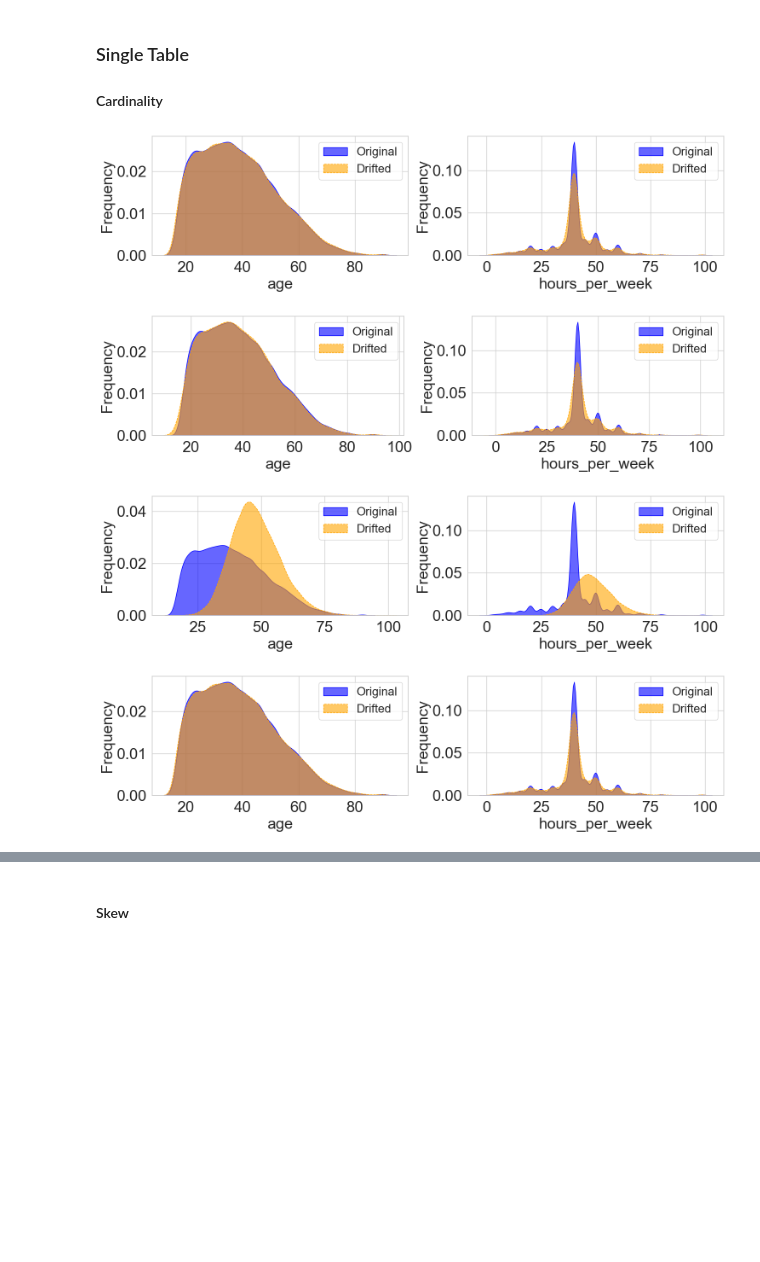
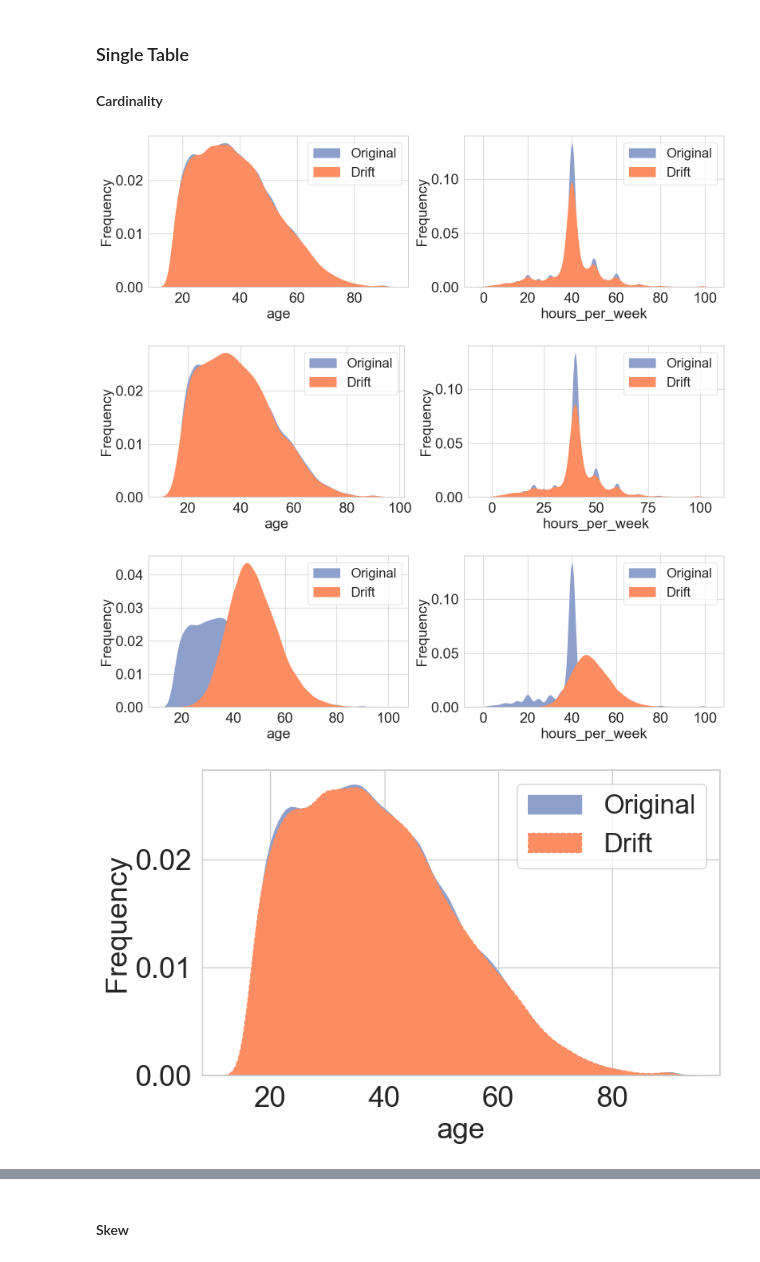
Before and after one commit to Liuguanli/DriftBench, a Jupyter notebook: driftbench/notebooks/plot_data.ipynb, the cells around one changed output, grey strips where cells are left out. Drawn from its saved outputs; the diff is of its cells as text; code cells hidden in the pictures; blank space fills up the shorter version.

Commit message:
add resources and generated images

```diff
--- a/driftbench/notebooks/plot_data.ipynb
+++ b/driftbench/notebooks/plot_data.ipynb
@@ -13,9 +13,11 @@ fields = list(schema["tables"]["sample_rich"].keys())
 overleaf_dir = "/Users/guanlil1/Dropbox/应用/Overleaf/DataWorkloadGen/figures/"
 
 fontsize_title=30
-fontsize_legend=20
+fontsize_legend=24
 fontsize_ticks=26
-is_fig_save = False
+is_fig_save = True
+# %%
+colors = {'g':'#66c2a5', 'o':'#fc8d62', 'b':'#8da0cb'}
 # %% [markdown]
 ### Single Table
 
@@ -36,8 +38,19 @@ def plop_diff(original_file, drifted_file, file_name, columns):
 
     # Create subplots for each column
     num_columns = len(columns)
-    fig, axes = plt.subplots(nrows=(num_columns + 1) // 2, ncols=2, figsize=(15, 4 * ((num_columns + 1) // 2)))
-    axes = axes.flatten()
+    # fig, axes = plt.subplots(nrows=(num_columns + 1) // 2, ncols=2 if num_columns > 1 else 1, figsize=(15, 4 * ((num_columns + 1) // 2)))
+    # axes = axes.flatten()
+
+    fig, axes = plt.subplots(
+        nrows=(num_columns + 1) // 2,
+        ncols=2 if num_columns > 1 else 1,
+        figsize=(8 * num_columns, 5 * ((num_columns + 1) // 2))
+    )
+
+    if num_columns == 1:
+        axes = [axes]
+    else:
+        axes = axes.flatten()
 
 
     # for i, col in enumerate(original_df.columns):
@@ -52,8 +65,8 @@ def plop_diff(original_file, drifted_file, file_name, columns):
 
         original_col_encoded = pd.Series(original_col_encoded)
         drifted_col_encoded = pd.Series(drifted_col_encoded)
-        sns.kdeplot(original_col_encoded.dropna(), ax=axes[i], label='Original', color='blue', fill=True, linestyle='-', alpha=0.6)
-        sns.kdeplot(drifted_col_encoded.dropna(), ax=axes[i], label='Drifted', color='orange', fill=True, linestyle='--', alpha=0.6)
+        sns.kdeplot(original_col_encoded.dropna(), ax=axes[i], label='Original', color=colors['b'], fill=True, linestyle='-', alpha=1.0)
+        sns.kdeplot(drifted_col_encoded.dropna(), ax=axes[i], label='Drift', color=colors['o'], fill=True, linestyle='--', alpha=1.0)
         # axes[i].set_title(f"Distribution of {col}", fontsize=fontsize_title)
         # axes[i].set_title(col)
 
@@ -63,39 +76,41 @@ def plop_diff(original_file, drifted_file, file_name, columns):
 
         # set xticks and yticks font
         axes[i].tick_params(axis='x', labelsize=fontsize_ticks)
         axes[i].tick_params(axis='y', labelsize=fontsize_ticks)
 
         axes[i].legend(fontsize=fontsize_legend)
         # else:
         #     axes[i].axis('off')  # Hide non-numeric plots
 
     # Hide any unused subplots
     # for j in range(i + 1, len(axes)):
     #     axes[j].axis('off')
 
     plt.tight_layout()
     if is_fig_save and file_name:
         plt.savefig(os.path.join(output_dir, f"{file_name}.png"), format='png', bbox_inches='tight')
         plt.savefig(os.path.join(overleaf_dir, f"{file_name}.pdf"), format='pdf', bbox_inches='tight')
     plt.show()
 
 
-
-
 columns = ["age", "education_num", "capital_gain", "capital_loss", "hours_per_week"]
 columns = ["age", "education_num", "capital_gain", "hours_per_week"]
 columns = ["age", "hours_per_week"]
 
-plop_diff('../data/census_original.csv', '../data/census_original_cardinality_1.csv', "case_study_cardinality_scale_1", columns)
-plop_diff('../data/census_original.csv', '../data/census_original_deletion_5000.csv', "case_study_cardinality_delete_5000", columns)
-plop_diff('../data/census_original.csv', '../data/census_original_skew_2.csv', "case_study_census_original_skew_2", columns)
+# plop_diff('../data/census_original.csv', '../data/census_original_cardinality_1.csv', "case_study_cardinality_scale_1", columns)
+# plop_diff('../data/census_original.csv', '../data/census_original_deletion_5000.csv', "case_study_cardinality_delete_5000", columns)
+# plop_diff('../data/census_original.csv', '../data/census_original_skew_2.csv', "case_study_census_original_skew_2", columns)
 
 
 plop_diff('../../data/census_original.csv', '../../output/data/cardinality/scale/census_original_cardinality_1.csv', "case_study_cardinality_scale_1", columns)
 plop_diff('../../data/census_original.csv', '../../output/data/cardinality/update/census_original_deletion_5000.csv', "case_study_cardinality_delete_5000", columns)
 plop_diff('../../data/census_original.csv', '../../output/data/distributional/column/census_original_skew_2.csv', "case_study_census_original_skew_2", columns)
+
+plop_diff('../../data/census_original.csv', '../../output/data/cardinality/scale/census_original_cardinality_1.csv', "case_study_cardinality_scale_1_age", ["age"])
+plop_diff('../../data/census_original.csv', '../../output/data/cardinality/update/census_original_deletion_5000.csv', "case_study_cardinality_delete_5000_age", ["age"])
+plop_diff('../../data/census_original.csv', '../../output/data/distributional/column/census_original_skew_2.csv', "case_study_census_original_skew_2_age", ["age"])
 # %% [output]
-[figure, old version]
+[figure, new version]
-[figure, old version]
+[figure, new version]
-[figure, old version]
+[figure, new version]
-[figure, old version]
+[figure, new version]
```
Also changed, not shown: parts of 3 cells of this notebook, 37 other files.
